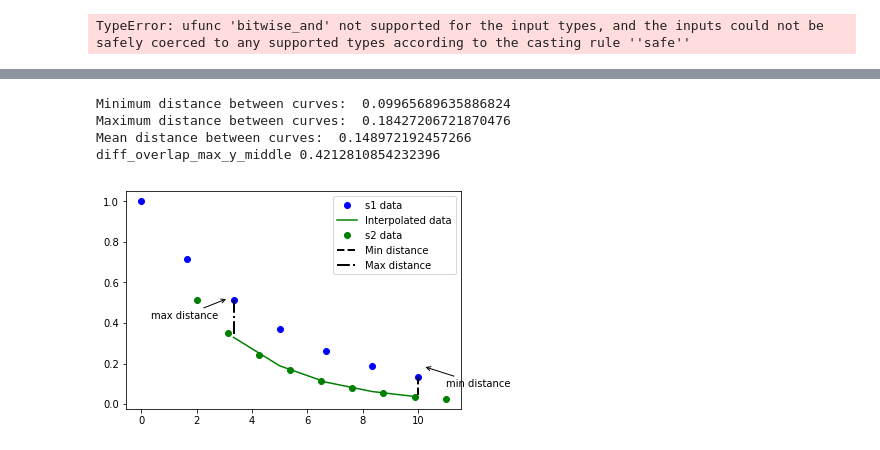
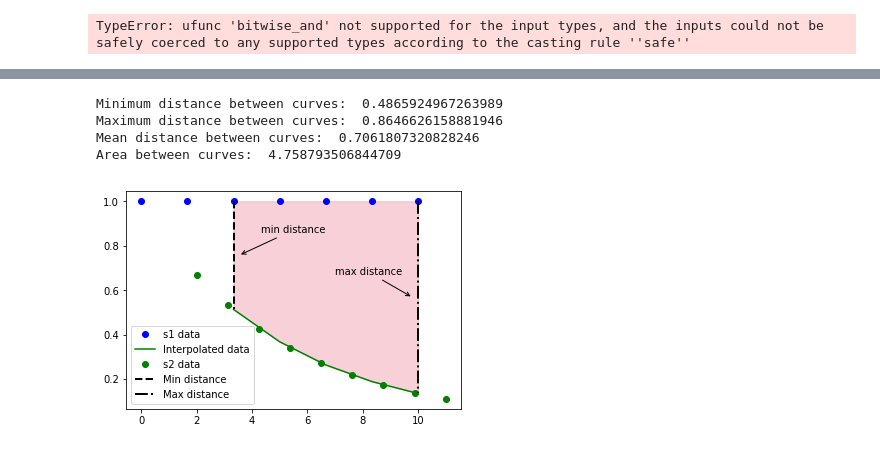
Before and after one commit to sunshinescience/tsdiff, a Jupyter notebook: tsdiff.ipynb, the cells around one changed output, grey strips where cells are left out. Saved outputs shown, nothing was run; the diff lists cells and outputs as text; code cells hidden in the pictures.

Commit message:
computed area between curves

```diff
--- a/tsdiff.ipynb
+++ b/tsdiff.ipynb
@@ -556,46 +560,45 @@ def compare_curves_v2(xs1, ys1, xs2, ys2):
     x_value_max = []
     for i in range(2):
         x_value_min.append(xs1_overlap[y_dist_index_min]) # x value where the minimum between the two curves is located, appending it twice in order to plot the min location between curves
         x_value_max.append(xs1_overlap[y_dist_index_max]) # x value where the maximum between the two curves is located, appending it twice in order to plot the max location between curves
 
+    # Get endpoints at minimum and maximum distances between curves, to annotate plot
     diff_overlap_min_y = [] # Two y-axis end points where the minimum between the two curves is located
     diff_overlap_min_y.append(ys1[xs1_overlap_where][y_dist_index_min])
     diff_overlap_min_y.append(ys2_interp_overlap[y_dist_index_min])
     diff_overlap_min_y_middle = ((ys1[xs1_overlap_where][y_dist_index_min]) + (ys2_interp_overlap[y_dist_index_min]))/2 # Location of where to annotate an arrow along the y-axis
     diff_overlap_max_y = [] # Two y-axis end points where the maximum between the two curves is located
     diff_overlap_max_y.append(ys1[xs1_overlap_where][y_dist_index_max])
     diff_overlap_max_y.append(ys2_interp_overlap[y_dist_index_max])
     diff_overlap_max_y_middle = ((ys1[xs1_overlap_where][y_dist_index_max]) + (ys2_interp_overlap[y_dist_index_max]))/2 # Location of where to annotate an arrow along the y-axis
 
-    print ('diff_overlap_max_y_middle', diff_overlap_max_y_middle)
+    # Compute the area in between the curves
+    curves_int1 = integrate.trapz(ys1[xs1_overlap_where], xs1_overlap)
+    curves_int2 = integrate.trapz(ys2_interp_overlap, xs1_overlap)
+    integrated_diff = curves_int1 - curves_int2
+    print ('Area between curves: ', integrated_diff)
+
     plt.plot(xs1, ys1, 'bo', label='s1 data')
     plt.plot(xs1_overlap, ys2_interp_overlap, 'g-', label='Interpolated data')
     plt.plot(xs2, ys2, 'go', label='s2 data')
     plt.plot(x_value_min, diff_overlap_min_y, 'k--', linewidth=2, label='Min distance')
     plt.plot(x_value_max, diff_overlap_max_y, 'k-.', linewidth=2, label='Max distance')
     plt.legend(loc='best')
-    plt.annotate('min distance', xy=((x_value_min[0]+.2), (diff_overlap_min_y_middle+.1)), xytext=((x_value_min[0] + 1), (diff_overlap_min_y_middle)),
+    plt.annotate('min distance', xy=((x_value_min[0]+.2), (diff_overlap_min_y_middle)), xytext=((x_value_min[0] + 1), (diff_overlap_min_y_middle+.1)),
             arrowprops=dict(arrowstyle="->", connectionstyle="arc3"))
-    plt.annotate('max distance', xy=((x_value_max[0]-.2), (diff_overlap_max_y_middle+.1)), xytext=((x_value_max[0] - 3), (diff_overlap_max_y_middle)),
+    plt.annotate('max distance', xy=((x_value_max[0]-.2), (diff_overlap_max_y_middle)), xytext=((x_value_max[0] - 3), (diff_overlap_max_y_middle+.1)),
             arrowprops=dict(arrowstyle="->", connectionstyle="arc3"))
+    plt.fill_between(xs1_overlap, (ys2_interp_overlap), ys1[xs1_overlap_where], color="crimson", alpha=0.2) # The area is shaded between the curves
     plt.show()
 
-'''
 xs1 = np.linspace(0, 10, 7)
 xs2 = np.linspace(2, 11, 9)
 ys1 = np.ones_like(xs1)
 ys2 = np.exp(-xs2/5.0)
 compare_curves_v2(xs1, ys1, xs2, ys2)
-'''
-
-xs1 = np.linspace(0, 10, 7)
-xs2 = np.linspace(2, 11, 9)
-ys1 = np.exp(-xs1/5.0)
-ys2 = np.exp(-xs2/3.0)
-compare_curves_v2(xs1, ys1, xs2, ys2)
 # %% [output]
-Minimum distance between curves:  0.09965689635886824
-Maximum distance between curves:  0.18427206721870476
-Mean distance between curves:  0.148972192457266
-diff_overlap_max_y_middle 0.4212810854232396
+Minimum distance between curves:  0.4865924967263989
+Maximum distance between curves:  0.8646626158881946
+Mean distance between curves:  0.7061807320828246
+Area between curves:  4.758793506844709
-[figure, old version]
+[figure, new version]
```
Also changed, not shown: parts of 1 cell of this notebook.
